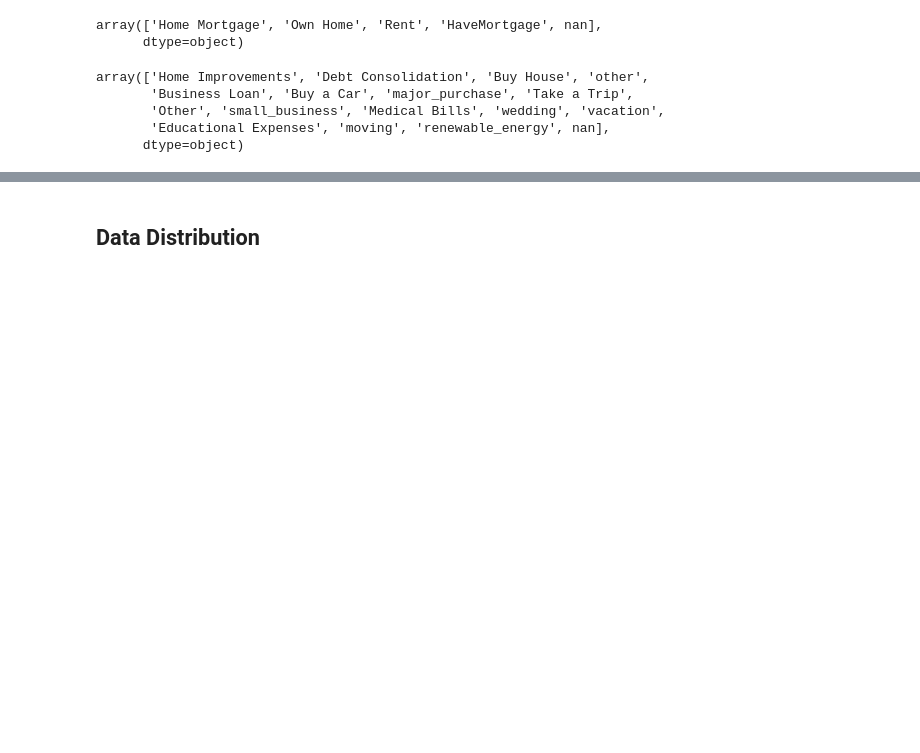
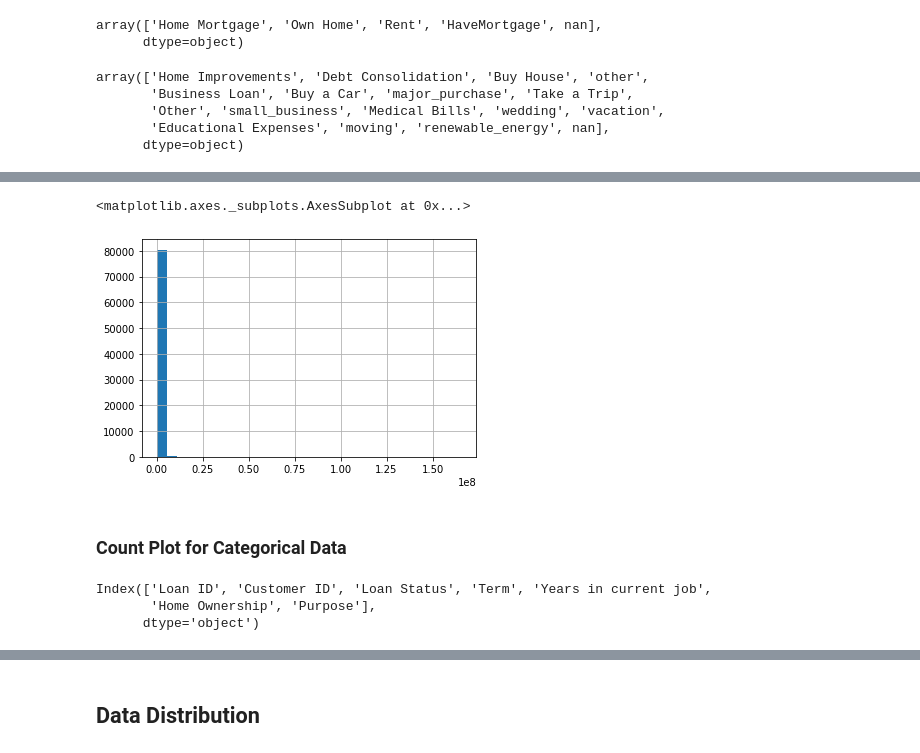
Before and after one commit to LaurentStar/Bank-Loans, a Jupyter notebook: EDA-prt2.ipynb, the cells around one changed output, grey strips where cells are left out. Saved outputs shown, nothing was run; the diff lists cells and outputs as text; code cells hidden in the pictures; blank space fills up the shorter version.

```diff
--- a/EDA-prt2.ipynb
+++ b/EDA-prt2.ipynb
@@ -137,0 +217,14 @@ array(['Home Improvements', 'Debt Consolidation', 'Buy House', 'other',
+# %%
+# Looking into Annual Income
+bank_df["Annual Income"].hist(bins=30)
+# %% [output]
+<matplotlib.axes._subplots.AxesSubplot at 0x...>
+[figure, added]
+# %% [markdown]
+### Count Plot for Categorical Data
+# %%
+cat_variables.columns
+# %% [output]
+Index(['Loan ID', 'Customer ID', 'Loan Status', 'Term', 'Years in current job',
+       'Home Ownership', 'Purpose'],
+      dtype='object')
```
Also changed, not shown: parts of 15 cells of this notebook.
